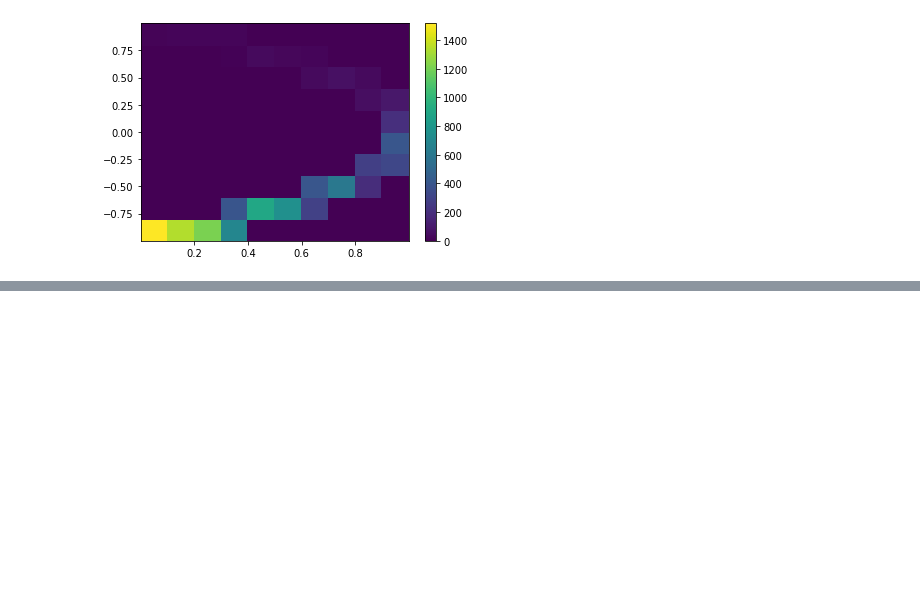
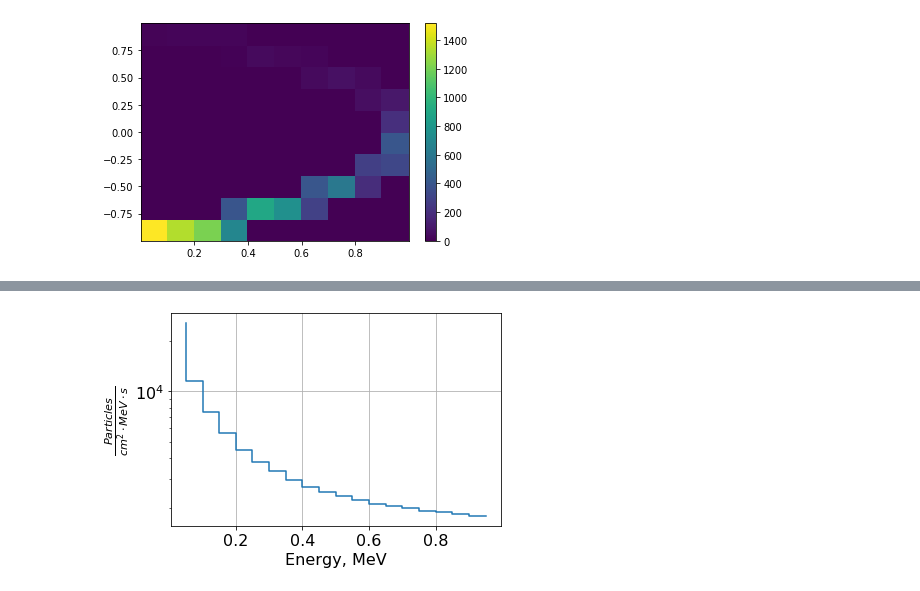
Before and after one commit to Zelenyy/phd-code, a Jupyter notebook: notebooks/17.Aragats_2020.06.03.ipynb, the cells around one changed output, grey strips where cells are left out. Cells and saved outputs as stored; diff of their text form; code cells hidden in the pictures; blank space fills up the shorter version.

```diff
--- a/notebooks/17.Aragats_2020.06.03.ipynb
+++ b/notebooks/17.Aragats_2020.06.03.ipynb
@@ -104,7 +104,8 @@ def plot_hist(x, y, filename, fit=False):
 
     if fit:
         x = (x[1:] + x[:-1])/2
-        popt, _ = curve_fit(lin, x, np.log(y))
+        indx = y > 0
+        popt, _ = curve_fit(lin, x[indx], np.log(y[indx]))
         print(filename, popt)
         plt.plot(x, np.exp(lin(x, *popt)), "r", label="{:.2f}*exp(-{:.2f}*E)".format(np.exp(popt[0]), popt[1]))
         plt.legend()
@@ -118,9 +119,9 @@ def plot_hist(x, y, filename, fit=False):
     plt.savefig(filename+ ".png", format="png", transparent = True, dpi=600)
 
 
-def count_hist(data, bins):
+def count_hist(data, bins, number = 10000):
     values, bins = np.histogram(data ,bins=bins)
-    values = values/10000.0
+    values = values/number
     values /= np.diff(bins)
     return values, bins
 
@@ -265,0 +319,17 @@ plt.colorbar()
+# %%
+bins_1 = np.arange(0.05, 1.01, 0.05)
+bins_2 = np.arange(1, 202, 2)
+# %%
+def plot(bins, data, filename=None):
+    plt.step(bins[:-1], data)
+    plt.grid(True)
+    plt.yscale("log")
+    plt.xlabel("Energy, MeV")
+    plt.ylabel(r"$\frac{Particles}{cm^2 \cdot MeV \cdot s}$")
+    plt.tight_layout()
+    if filename is not None:
+        plt.savefig(filename+ ".png", format="png", transparent = True, dpi=600)
+# %%
+plot(bins_1, th_elow, filename="electron_low")
+# %% [output]
+[figure, added]
```
Also changed, not shown: parts of 14 cells of this notebook, 17 other files.
